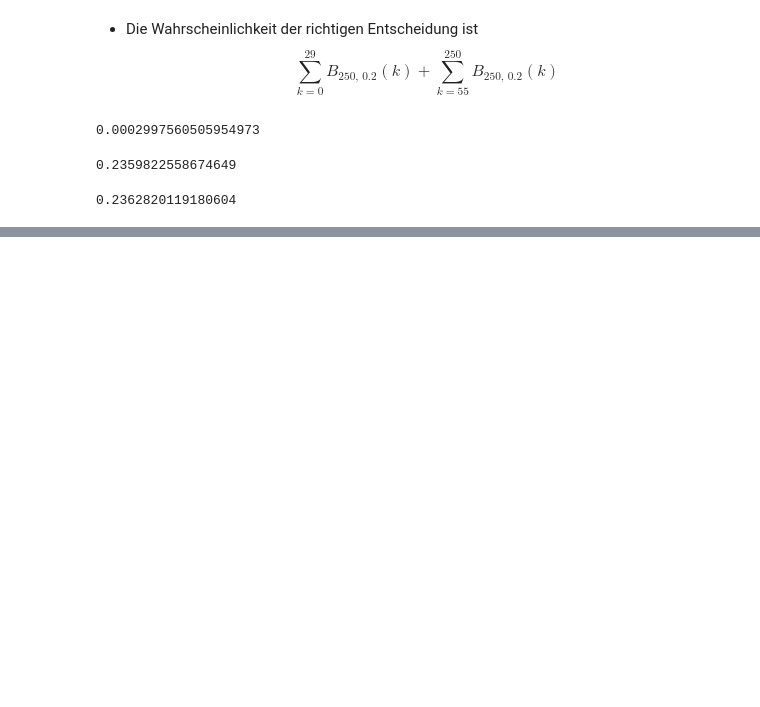
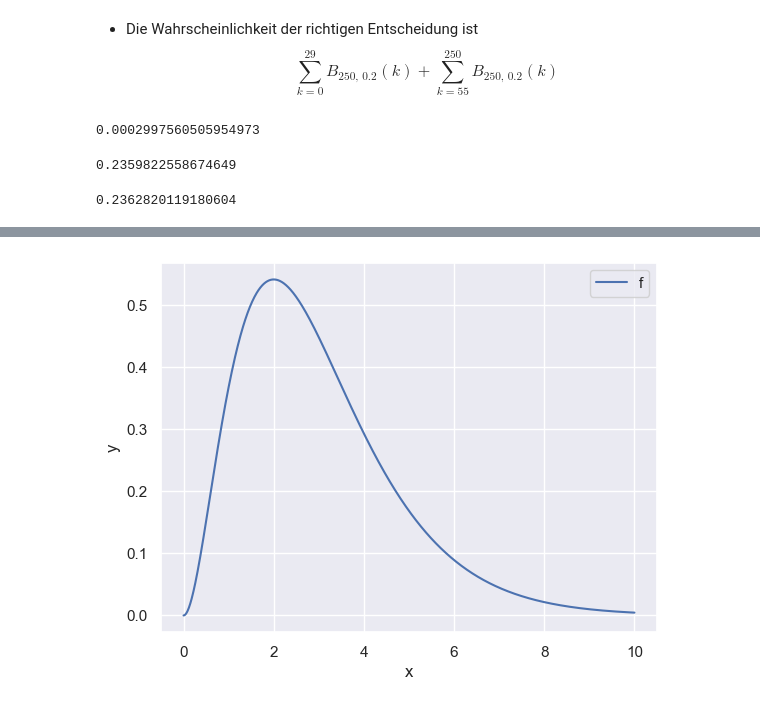
Before and after one commit to Ruediger-Braun/mfb2526, a Jupyter notebook: lektion13.ipynb, the cells around one changed output, grey strips where cells are left out. Cells and saved outputs as stored; diff of their text form; code cells hidden in the pictures; blank space fills up the shorter version.

```diff
--- a/lektion13.ipynb
+++ b/lektion13.ipynb
@@ -347,0 +347,10 @@ power
+# %%
+df = pd.DataFrame()
+x = np.linspace(0, 10, 1000)
+df['x'] = x
+df['y'] = x**2 * np.exp(-x)
+df['ys'] = (2*x - x**2) * np.exp(-x)
+# %%
+ax = sns.lineplot(data=df, x='x', y='y', label="f")
+# %% [output]
+[figure, added]
```
Also changed, not shown: parts of 113 cells of this notebook.
